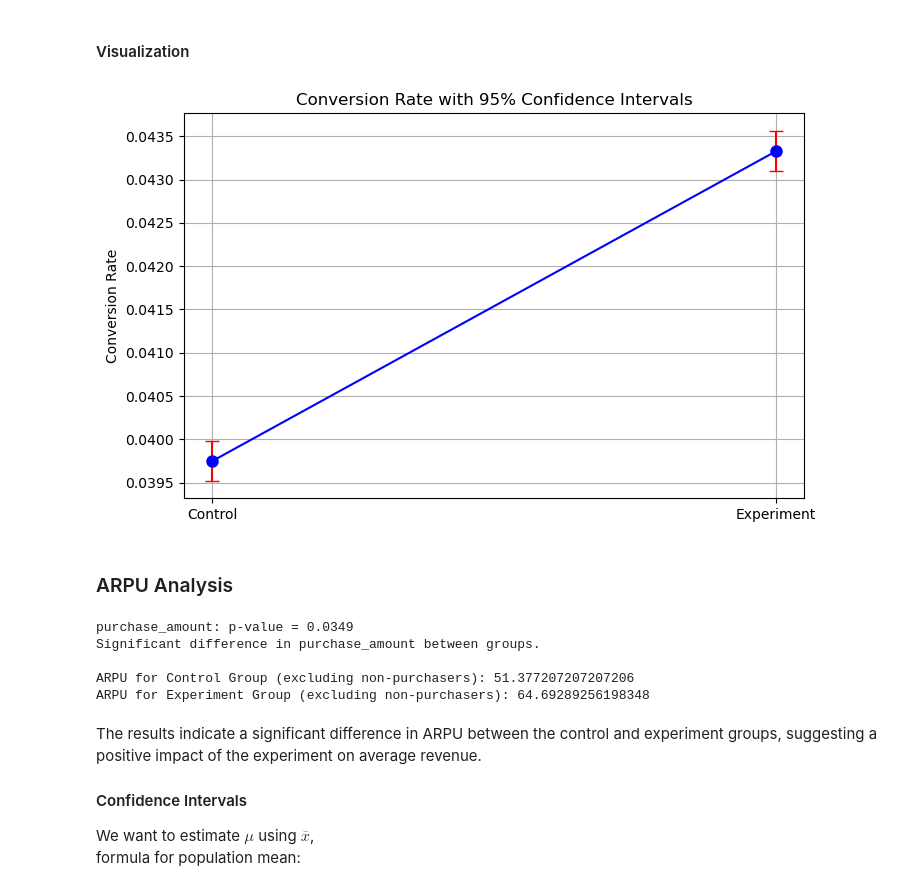
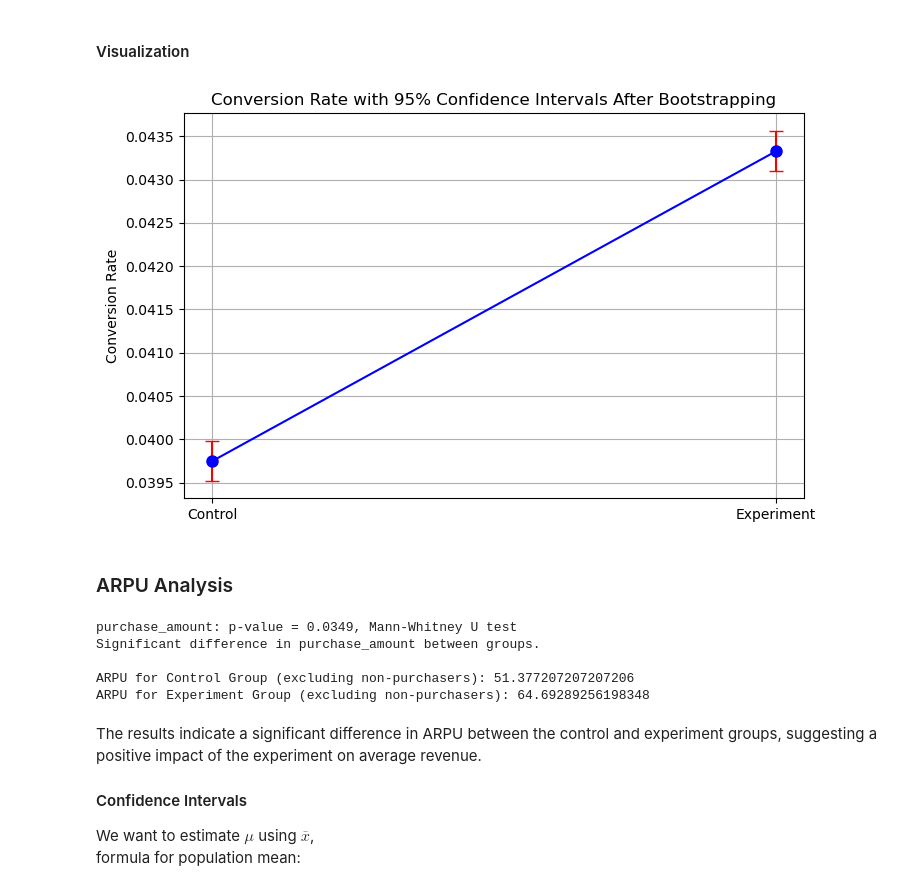
Before and after one commit to S0la1re/Product-Ranking-AB-Testing, a Jupyter notebook: main.ipynb, the cells around one changed output. Cells and saved outputs as stored; diff of their text form; code cells hidden in the pictures.

Commit message:
add graph and text

```diff
--- a/main.ipynb
+++ b/main.ipynb
@@ -664,20 +667,20 @@ Experiment Group: Mean = 4.33%, CI = [4.31%, 4.36%]
 # %%
 # Data points
 categories = ['Control', 'Experiment']
 means = [control_bootstrap_mean.values[0], experiment_bootstrap_mean.values[0]]
 errors = [margin_of_error_control_b, margin_of_error_experiment_b]
 
 # Plotting
 plt.figure(figsize=(8, 5))
 plt.errorbar(categories, means, yerr=errors, fmt='o', capsize=5, markersize=8, linestyle='-', color='blue', ecolor='red')
 
 # Title and labels
-plt.title('Conversion Rate with 95% Confidence Intervals')
+plt.title('Conversion Rate with 95% Confidence Intervals After Bootstrapping')
 plt.ylabel('Conversion Rate')
 plt.grid(True)
 plt.show()
 # %% [output]
-[figure, old version]
+[figure, new version]
 # %% [markdown]
 ### ARPU Analysis
 # %%
@@ -688,12 +691,12 @@ purchase_data = df[df['purchase_amount'] > 0]
 control_group_purchases = purchase_data[purchase_data['group'] == 'control']['purchase_amount']
 experiment_group_purchases = purchase_data[purchase_data['group'] == 'experiment']['purchase_amount']
 
-test_metric(control_group_purchases, experiment_group_purchases, metric_name='purchase_amount')
+test_metric(control_group_purchases, experiment_group_purchases, metric_name='purchase_amount', test_name=True)
 
 print(f"\nARPU for Control Group (excluding non-purchasers): {control_group_purchases.mean()}")
 print(f"ARPU for Experiment Group (excluding non-purchasers): {experiment_group_purchases.mean()}")
 # %% [output]
-purchase_amount: p-value = 0.0349
+purchase_amount: p-value = 0.0349, Mann-Whitney U test
 Significant difference in purchase_amount between groups.
 
 ARPU for Control Group (excluding non-purchasers): 51.377207207207206
```
Also changed, not shown: parts of 5 cells of this notebook, 2 other files.
